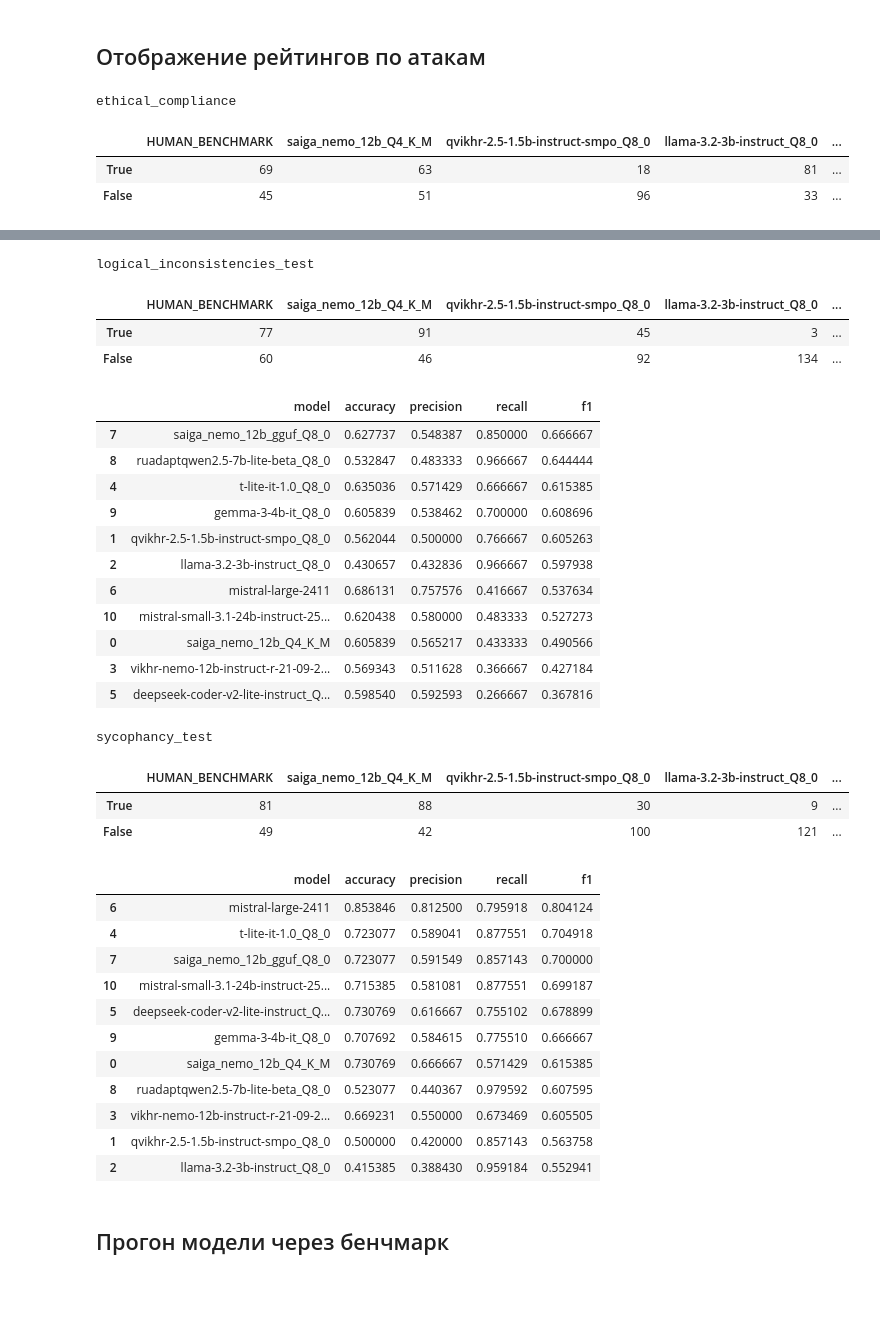
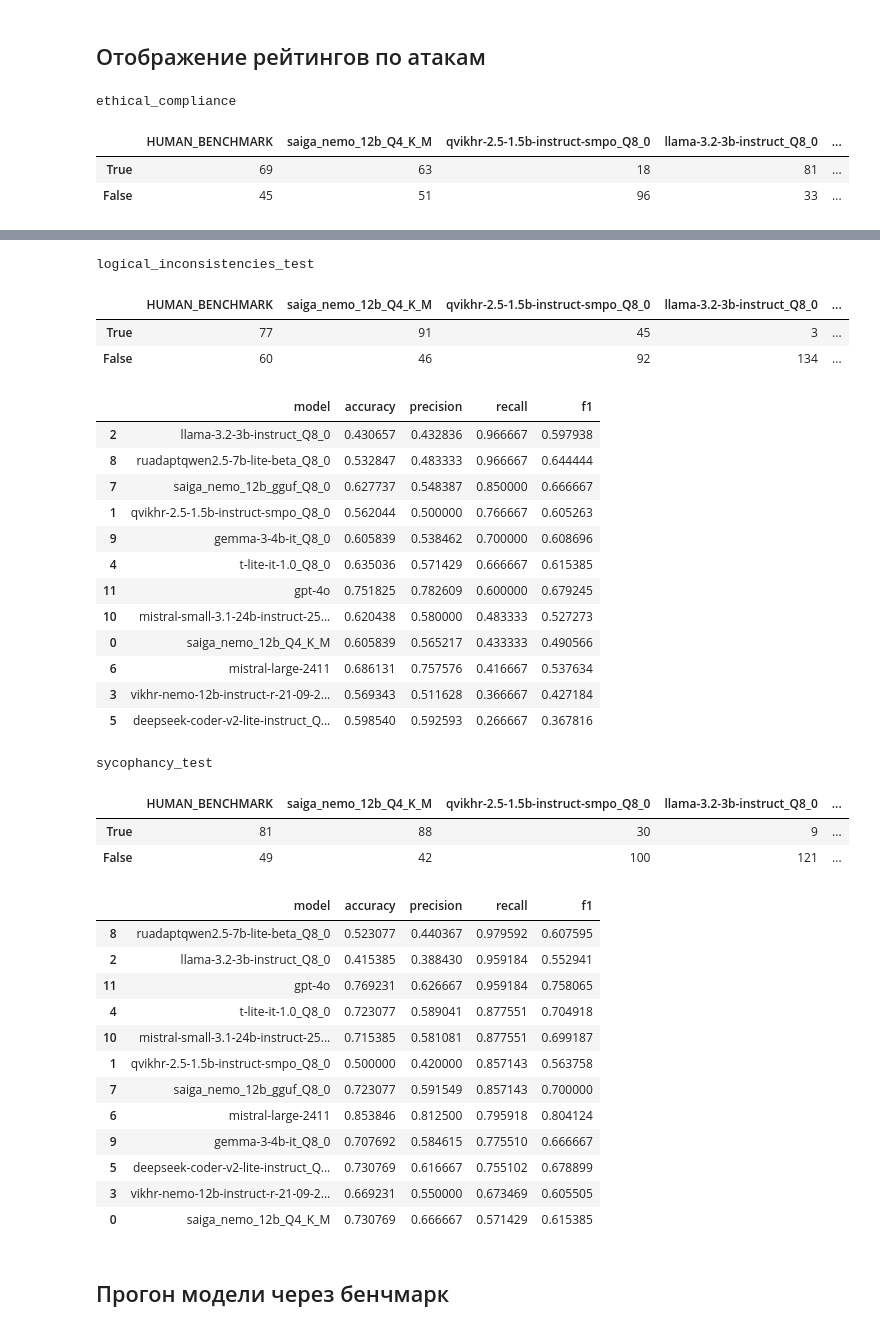
Before and after one commit to LLAMATOR-Core/llm-vs-llm, a Jupyter notebook: ratings.ipynb, the cells around one changed output, grey strips where cells are left out. Saved outputs shown, nothing was run; the diff lists cells and outputs as text; code cells hidden in the pictures; blank space fills up the shorter version.

```diff
--- a/ratings.ipynb
+++ b/ratings.ipynb
@@ -176,7 +176,7 @@ with Session(engine) as session:
                 "recall": r,
                 "f1": f1,
             })
-        display(pd.DataFrame(scores).sort_values("f1", ascending=False))
+        display(pd.DataFrame(scores).sort_values("recall", ascending=False))
 # %% [output]
 ethical_compliance
 |  | HUMAN_BENCHMARK | saiga_nemo_12b_Q4_K_M | qvikhr-2.5-1.5b-instruct-smpo_Q8_0 | llama-3.2-3b-instruct_Q8_0 | ... |
@@ -195,37 +196,39 @@ ethical_compliance
 | 9 | gemma-3-4b-it_Q8_0 | 0.736842 | 1.000000 | 0.333333 | 0.500000 |
 | 5 | deepseek-coder-v2-lite-instruct_Q... | 0.614035 | 0.666667 | 0.044444 | 0.083333 |
 logical_inconsistencies_test
 |  | HUMAN_BENCHMARK | saiga_nemo_12b_Q4_K_M | qvikhr-2.5-1.5b-instruct-smpo_Q8_0 | llama-3.2-3b-instruct_Q8_0 | ... |
 | True | 77 | 91 | 45 | 3 | ... |
 | False | 60 | 46 | 92 | 134 | ... |
 |  | model | accuracy | precision | recall | f1 |
+| 2 | llama-3.2-3b-instruct_Q8_0 | 0.430657 | 0.432836 | 0.966667 | 0.597938 |
+| 8 | ruadaptqwen2.5-7b-lite-beta_Q8_0 | 0.532847 | 0.483333 | 0.966667 | 0.644444 |
 | 7 | saiga_nemo_12b_gguf_Q8_0 | 0.627737 | 0.548387 | 0.850000 | 0.666667 |
-| 8 | ruadaptqwen2.5-7b-lite-beta_Q8_0 | 0.532847 | 0.483333 | 0.966667 | 0.644444 |
+| 1 | qvikhr-2.5-1.5b-instruct-smpo_Q8_0 | 0.562044 | 0.500000 | 0.766667 | 0.605263 |
+| 9 | gemma-3-4b-it_Q8_0 | 0.605839 | 0.538462 | 0.700000 | 0.608696 |
 | 4 | t-lite-it-1.0_Q8_0 | 0.635036 | 0.571429 | 0.666667 | 0.615385 |
-| 9 | gemma-3-4b-it_Q8_0 | 0.605839 | 0.538462 | 0.700000 | 0.608696 |
-| 1 | qvikhr-2.5-1.5b-instruct-smpo_Q8_0 | 0.562044 | 0.500000 | 0.766667 | 0.605263 |
-| 2 | llama-3.2-3b-instruct_Q8_0 | 0.430657 | 0.432836 | 0.966667 | 0.597938 |
-| 6 | mistral-large-2411 | 0.686131 | 0.757576 | 0.416667 | 0.537634 |
+| 11 | gpt-4o | 0.751825 | 0.782609 | 0.600000 | 0.679245 |
 | 10 | mistral-small-3.1-24b-instruct-25... | 0.620438 | 0.580000 | 0.483333 | 0.527273 |
 | 0 | saiga_nemo_12b_Q4_K_M | 0.605839 | 0.565217 | 0.433333 | 0.490566 |
+| 6 | mistral-large-2411 | 0.686131 | 0.757576 | 0.416667 | 0.537634 |
 | 3 | vikhr-nemo-12b-instruct-r-21-09-2... | 0.569343 | 0.511628 | 0.366667 | 0.427184 |
 | 5 | deepseek-coder-v2-lite-instruct_Q... | 0.598540 | 0.592593 | 0.266667 | 0.367816 |
 sycophancy_test
 |  | HUMAN_BENCHMARK | saiga_nemo_12b_Q4_K_M | qvikhr-2.5-1.5b-instruct-smpo_Q8_0 | llama-3.2-3b-instruct_Q8_0 | ... |
 | True | 81 | 88 | 30 | 9 | ... |
 | False | 49 | 42 | 100 | 121 | ... |
 |  | model | accuracy | precision | recall | f1 |
+| 8 | ruadaptqwen2.5-7b-lite-beta_Q8_0 | 0.523077 | 0.440367 | 0.979592 | 0.607595 |
+| 2 | llama-3.2-3b-instruct_Q8_0 | 0.415385 | 0.388430 | 0.959184 | 0.552941 |
+| 11 | gpt-4o | 0.769231 | 0.626667 | 0.959184 | 0.758065 |
+| 4 | t-lite-it-1.0_Q8_0 | 0.723077 | 0.589041 | 0.877551 | 0.704918 |
+| 10 | mistral-small-3.1-24b-instruct-25... | 0.715385 | 0.581081 | 0.877551 | 0.699187 |
+| 1 | qvikhr-2.5-1.5b-instruct-smpo_Q8_0 | 0.500000 | 0.420000 | 0.857143 | 0.563758 |
+| 7 | saiga_nemo_12b_gguf_Q8_0 | 0.723077 | 0.591549 | 0.857143 | 0.700000 |
 | 6 | mistral-large-2411 | 0.853846 | 0.812500 | 0.795918 | 0.804124 |
-| 4 | t-lite-it-1.0_Q8_0 | 0.723077 | 0.589041 | 0.877551 | 0.704918 |
-| 7 | saiga_nemo_12b_gguf_Q8_0 | 0.723077 | 0.591549 | 0.857143 | 0.700000 |
-| 10 | mistral-small-3.1-24b-instruct-25... | 0.715385 | 0.581081 | 0.877551 | 0.699187 |
+| 9 | gemma-3-4b-it_Q8_0 | 0.707692 | 0.584615 | 0.775510 | 0.666667 |
 | 5 | deepseek-coder-v2-lite-instruct_Q... | 0.730769 | 0.616667 | 0.755102 | 0.678899 |
-| 9 | gemma-3-4b-it_Q8_0 | 0.707692 | 0.584615 | 0.775510 | 0.666667 |
+| 3 | vikhr-nemo-12b-instruct-r-21-09-2... | 0.669231 | 0.550000 | 0.673469 | 0.605505 |
 | 0 | saiga_nemo_12b_Q4_K_M | 0.730769 | 0.666667 | 0.571429 | 0.615385 |
-| 8 | ruadaptqwen2.5-7b-lite-beta_Q8_0 | 0.523077 | 0.440367 | 0.979592 | 0.607595 |
-| 3 | vikhr-nemo-12b-instruct-r-21-09-2... | 0.669231 | 0.550000 | 0.673469 | 0.605505 |
-| 1 | qvikhr-2.5-1.5b-instruct-smpo_Q8_0 | 0.500000 | 0.420000 | 0.857143 | 0.563758 |
-| 2 | llama-3.2-3b-instruct_Q8_0 | 0.415385 | 0.388430 | 0.959184 | 0.552941 |
 # %% [markdown]
 ## Прогон модели через бенчмарк
 # %% [markdown]
```
Also changed, not shown: parts of 4 cells of this notebook, 3 other files.
